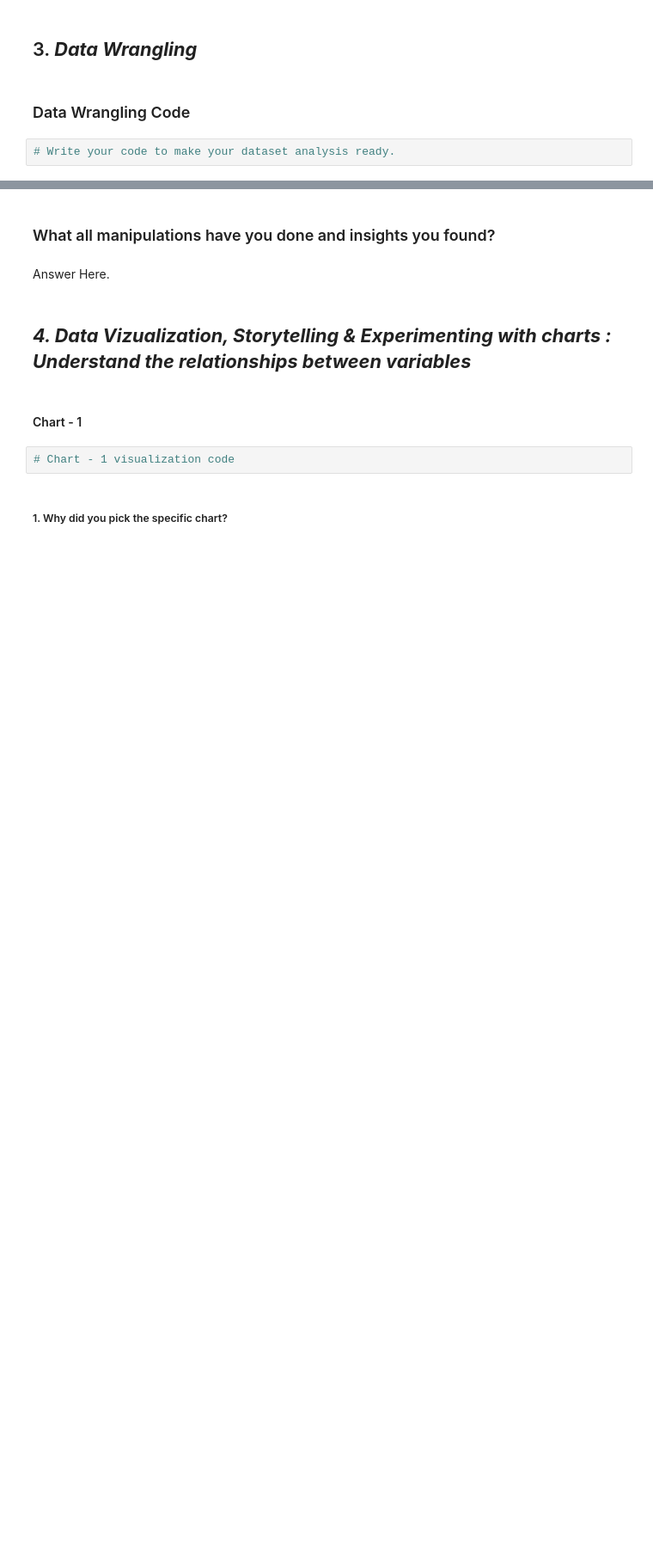
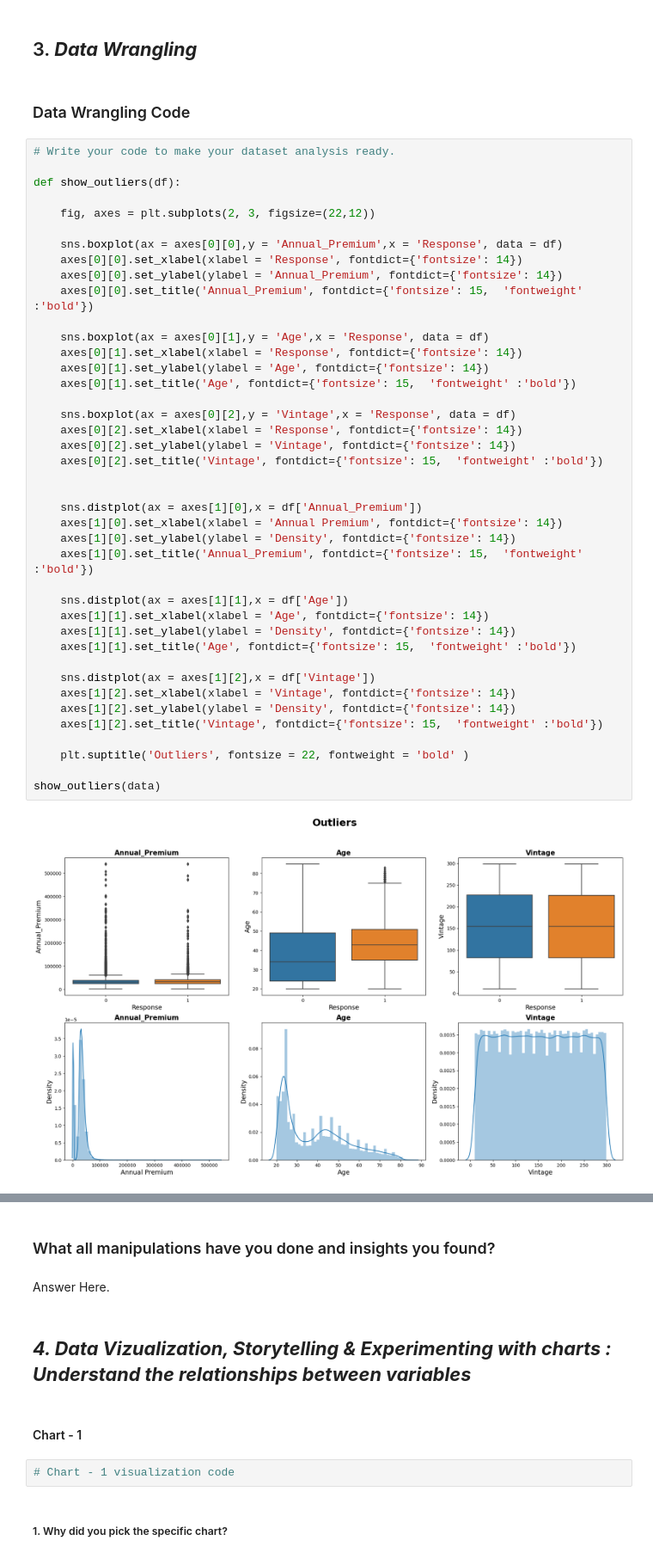
Before and after one commit to ommishra0707/HEALTH-INSURANCE-CROSS-SELL-PREDICTION, a Jupyter notebook: MISHRA_OM_HEALTH_INSURANCE_CROSS_SELL_PREDICTION.ipynb, the cells around one changed output, grey strips where cells are left out. Shown at 86% size. Cells and saved outputs as stored; diff of their text form; blank space fills up the shorter version.

```diff
--- a/MISHRA_OM_HEALTH_INSURANCE_CROSS_SELL_PREDICTION.ipynb
+++ b/MISHRA_OM_HEALTH_INSURANCE_CROSS_SELL_PREDICTION.ipynb
@@ -290,5 +307,46 @@ Answer Here
 ## 3. ***Data Wrangling***
 # %% [markdown]
 ### Data Wrangling Code
-# %%
-# Write your code to make your dataset analysis ready.
+# %%
+# Write your code to make your dataset analysis ready.
+
+def show_outliers(df):
+
+    fig, axes = plt.subplots(2, 3, figsize=(22,12))
+
+    sns.boxplot(ax = axes[0][0],y = 'Annual_Premium',x = 'Response', data = df)
+    axes[0][0].set_xlabel(xlabel = 'Response', fontdict={'fontsize': 14})
+    axes[0][0].set_ylabel(ylabel = 'Annual_Premium', fontdict={'fontsize': 14})
+    axes[0][0].set_title('Annual_Premium', fontdict={'fontsize': 15,  'fontweight' :'bold'})
+
+    sns.boxplot(ax = axes[0][1],y = 'Age',x = 'Response', data = df)
+    axes[0][1].set_xlabel(xlabel = 'Response', fontdict={'fontsize': 14})
+    axes[0][1].set_ylabel(ylabel = 'Age', fontdict={'fontsize': 14})
+    axes[0][1].set_title('Age', fontdict={'fontsize': 15,  'fontweight' :'bold'})
+
+    sns.boxplot(ax = axes[0][2],y = 'Vintage',x = 'Response', data = df)
+    axes[0][2].set_xlabel(xlabel = 'Response', fontdict={'fontsize': 14})
+    axes[0][2].set_ylabel(ylabel = 'Vintage', fontdict={'fontsize': 14})
+    axes[0][2].set_title('Vintage', fontdict={'fontsize': 15,  'fontweight' :'bold'})
+
+
+    sns.distplot(ax = axes[1][0],x = df['Annual_Premium'])
+    axes[1][0].set_xlabel(xlabel = 'Annual Premium', fontdict={'fontsize': 14})
+    axes[1][0].set_ylabel(ylabel = 'Density', fontdict={'fontsize': 14})
+    axes[1][0].set_title('Annual_Premium', fontdict={'fontsize': 15,  'fontweight' :'bold'})
+
+    sns.distplot(ax = axes[1][1],x = df['Age'])
+    axes[1][1].set_xlabel(xlabel = 'Age', fontdict={'fontsize': 14})
+    axes[1][1].set_ylabel(ylabel = 'Density', fontdict={'fontsize': 14})
+    axes[1][1].set_title('Age', fontdict={'fontsize': 15,  'fontweight' :'bold'})
+
+    sns.distplot(ax = axes[1][2],x = df['Vintage'])
+    axes[1][2].set_xlabel(xlabel = 'Vintage', fontdict={'fontsize': 14})
+    axes[1][2].set_ylabel(ylabel = 'Density', fontdict={'fontsize': 14})
+    axes[1][2].set_title('Vintage', fontdict={'fontsize': 15,  'fontweight' :'bold'})
+
+    plt.suptitle('Outliers', fontsize = 22, fontweight = 'bold' )
+
+show_outliers(data)
+# %% [output]
+[figure, added]
```
Also changed, not shown: parts of 7 cells of this notebook.
